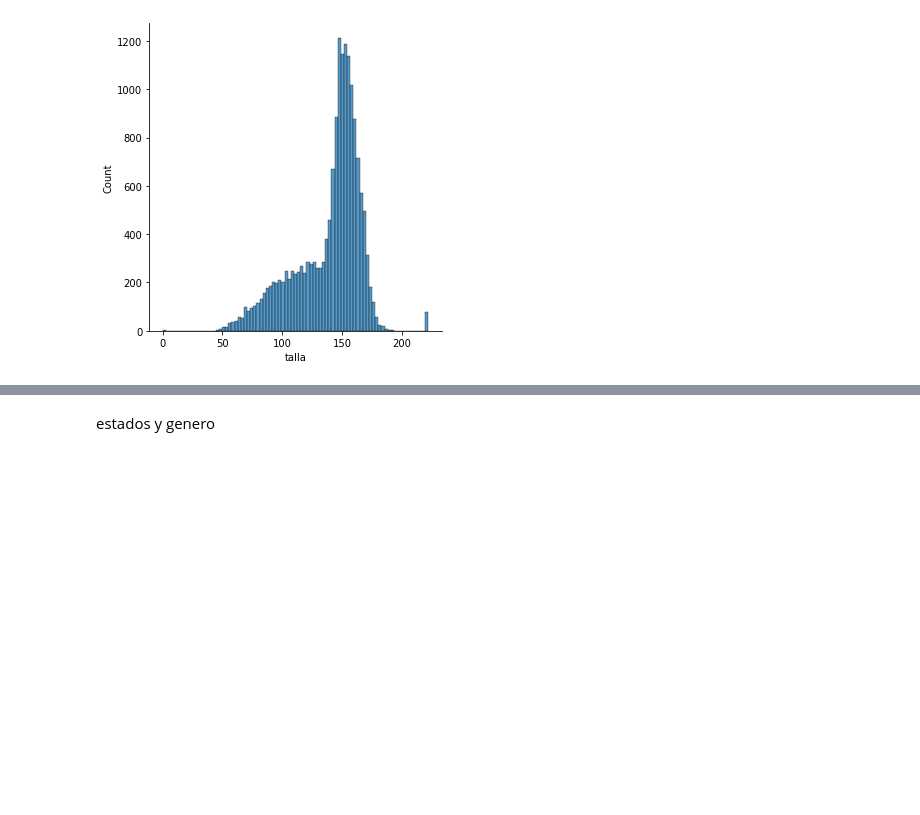
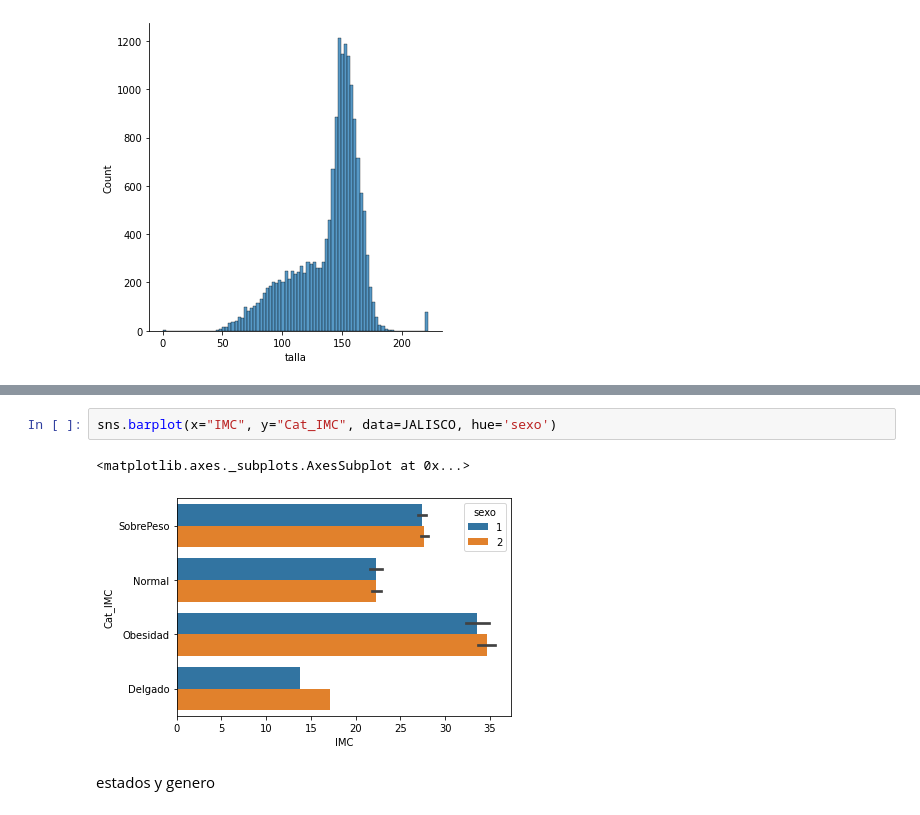
Before and after one commit to ScienceAnalyst/Python, a Jupyter notebook: 0besidad.ipynb, the cells around one changed output, grey strips where cells are left out. Saved outputs shown, nothing was run; the diff lists cells and outputs as text; blank space fills up the shorter version.

```diff
--- a/0besidad.ipynb
+++ b/0besidad.ipynb
@@ -186,3 +212,8 @@ See the caveats in the documentation: https://pandas.pydata.org/pandas-docs/stab
+# %%
+sns.barplot(x="IMC", y="Cat_IMC", data=JALISCO, hue='sexo')
+# %% [output]
+<matplotlib.axes._subplots.AxesSubplot at 0x...>
+[figure, added]
 # %% [markdown]
 estados y genero
 # %% [markdown]
```
Also changed, not shown: parts of 5 cells of this notebook.
